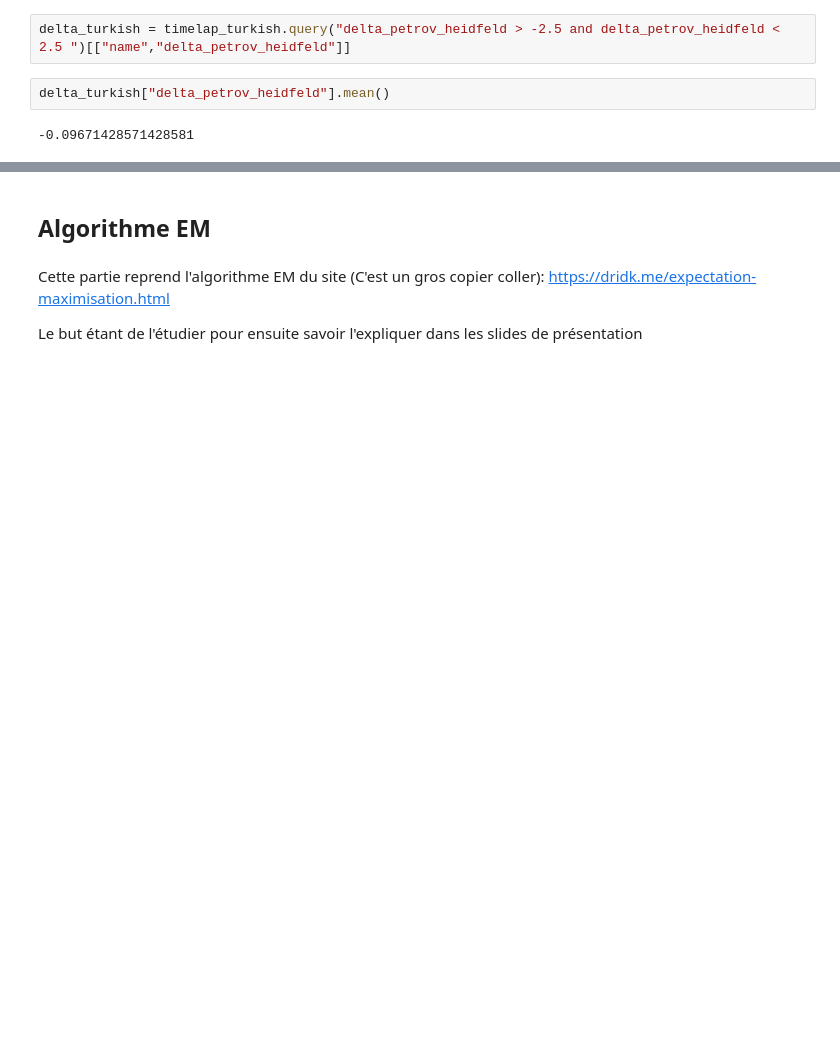
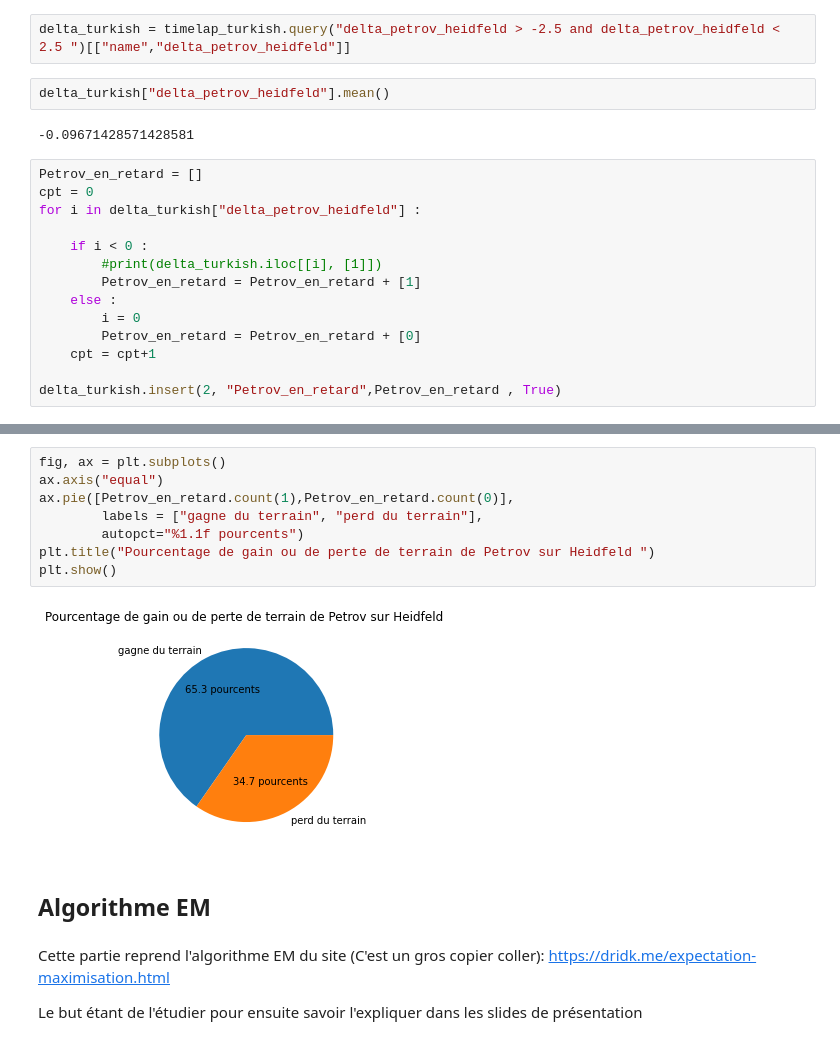
Before and after one commit to allanCouderette/Data-analysis-F1-example, a Jupyter notebook: Projet machine learning.ipynb, the cells around one changed output, grey strips where cells are left out. Cells and saved outputs as stored; diff of their text form; blank space fills up the shorter version.

```diff
--- a/Projet machine learning.ipynb
+++ b/Projet machine learning.ipynb
@@ -839,3 +849,17 @@ delta_turkish = timelap_turkish.query("delta_petrov_heidfeld > -2.5 and delta_pe
 delta_turkish["delta_petrov_heidfeld"].mean()
 # %% [output]
 -0.09671428571428581
+# %%
+Petrov_en_retard = []
+cpt = 0
+for i in delta_turkish["delta_petrov_heidfeld"] :
+
+    if i < 0 :
+        #print(delta_turkish.iloc[[i], [1]])
+        Petrov_en_retard = Petrov_en_retard + [1]
+    else :
+        i = 0
+        Petrov_en_retard = Petrov_en_retard + [0]
+    cpt = cpt+1
+
+delta_turkish.insert(2, "Petrov_en_retard",Petrov_en_retard , True)
@@ -842,3 +875,13 @@ delta_turkish["delta_petrov_heidfeld"].mean()
+# %%
+fig, ax = plt.subplots()
+ax.axis("equal")
+ax.pie([Petrov_en_retard.count(1),Petrov_en_retard.count(0)],
+        labels = ["gagne du terrain", "perd du terrain"],
+        autopct="%1.1f pourcents")
+plt.title("Pourcentage de gain ou de perte de terrain de Petrov sur Heidfeld ")
+plt.show()
+# %% [output]
+[figure, added]
 # %% [markdown]
 ## Algorithme EM
 # %% [markdown]
```
Also changed, not shown: parts of 5 cells of this notebook, 2 other files.
